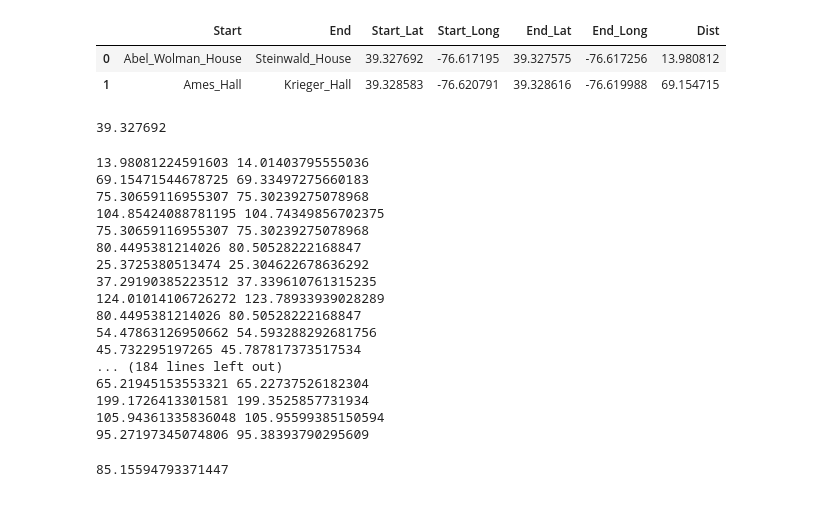
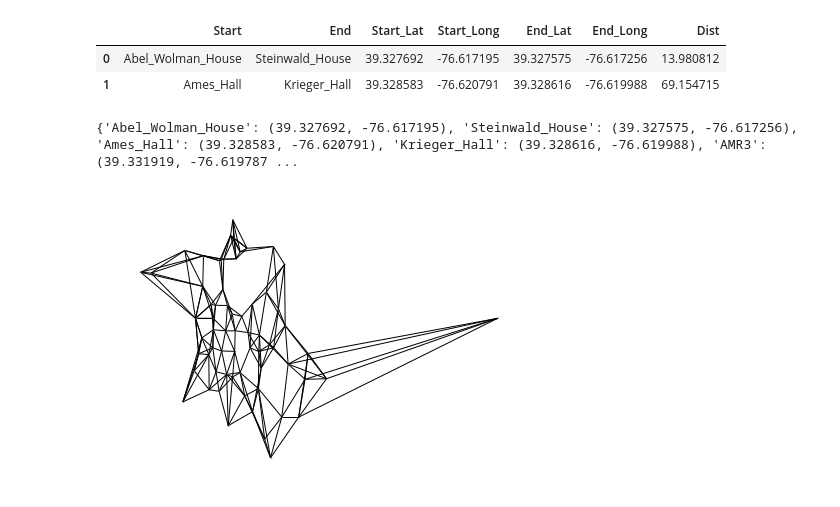
Before and after one commit to YanXLin/INM-Project, a Jupyter notebook: Data_Visualization.ipynb, the cells around one changed output. Saved outputs shown, nothing was run; the diff lists cells and outputs as text; code cells hidden in the pictures.

Commit message:
corrected campus paths data, created network

```diff
--- a/Data_Visualization.ipynb
+++ b/Data_Visualization.ipynb
@@ -7,51 +8,46 @@ from geopy import distance
 # %%
 # Distances are in meters
 header_list = ["Start", "End", "Start_Lat", "Start_Long", "End_Lat", "End_Long",  "Dist"]
-data = pd.read_csv('data/campus_paths.txt', sep=" ", header=None, names=header_list)
-data.head(2)
+buildings_df = pd.read_csv('data/campus_paths.txt', sep=" ", header=None, names=header_list)
+buildings_df.head(2)
 # %% [output]
 |  | Start | End | Start_Lat | Start_Long | End_Lat | End_Long | Dist |
 | 0 | Abel_Wolman_House | Steinwald_House | 39.327692 | -76.617195 | 39.327575 | -76.617256 | 13.980812 |
 | 1 | Ames_Hall | Krieger_Hall | 39.328583 | -76.620791 | 39.328616 | -76.619988 | 69.154715 |
-# %%
-data["Start_Lat"][0]
-# %% [output]
-39.327692
 # %%
 # This calculates the distance based on geospatial coordinates and compares it to
 # listed distance in the dataframe. Should be very close.
 
 def compare_dist(i):
-    expected = data["Dist"][i]
+    expected = buildings_df["Dist"][i]
 
-    c1 = np.array([data["Start_Lat"][i], data["Start_Long"][i]])
-    c2 = np.array([data["End_Lat"][i], data["End_Long"][i]])
+    c1 = np.array([buildings_df["Start_Lat"][i], buildings_df["Start_Long"][i]])
+    c2 = np.array([buildings_df["End_Lat"][i], buildings_df["End_Long"][i]])
 
     actual = distance.distance(c1, c2).meters
     print(expected, actual)
-
-
-for i in range(200):
-    compare_dist(i)
-# %% [output]
-13.98081224591603 14.01403795555036
-69.15471544678725 69.33497275660183
-75.30659116955307 75.30239275078968
-104.85424088781195 104.74349856702375
-75.30659116955307 75.30239275078968
-80.4495381214026 80.50528222168847
-25.3725380513474 25.304622678636292
-37.29190385223512 37.339610761315235
-124.01014106726272 123.78933939028289
-80.4495381214026 80.50528222168847
-54.47863126950662 54.593288292681756
-45.732295197265 45.787817373517534
-... (184 lines left out)
-65.21945153553321 65.22737526182304
-199.1726413301581 199.3525857731934
-105.94361335836048 105.95599385150594
-95.27197345074806 95.38393790295609
+# %%
+G=nx.from_pandas_edgelist(buildings_df, 'Start', 'End', 'Dist')
+# %%
+pos = {}
+
+for n in G.nodes():
+    l1 = buildings_df.loc[buildings_df['Start'] == n].index.tolist()
+    l2 = buildings_df.loc[buildings_df['End'] == n].index.tolist()
+
+    if len(l1) > 0:
+        coords = (buildings_df['Start_Lat'][l1[0]], buildings_df['Start_Long'][l1[0]])
+    else:
+        coords = (buildings_df['End_Lat'][l2[0]], buildings_df['End_Long'][l2[0]])
+
+    pos[n] = (coords)
+
+print(pos)
+# %% [output]
+{'Abel_Wolman_House': (39.327692, -76.617195), 'Steinwald_House': (39.327575, -76.617256), 'Ames_Hall': (39.328583, -76.620791), 'Krieger_Hall': (39.328616, -76.619988), 'AMR3': (39.331919, -76.619787 ...
+# %%
+nx.set_node_attributes(G, pos, "pos")
 # %%
-scale*math.sqrt((data[0][1]-data[2][1])**2+(data[1][1]-data[3][1])**2)
+nx.draw(G, pos, node_size = .1, with_labels = False)
 # %% [output]
-85.15594793371447
+[figure, added]
```
Also changed, not shown: parts of 1 cell of this notebook, 1 other file.
